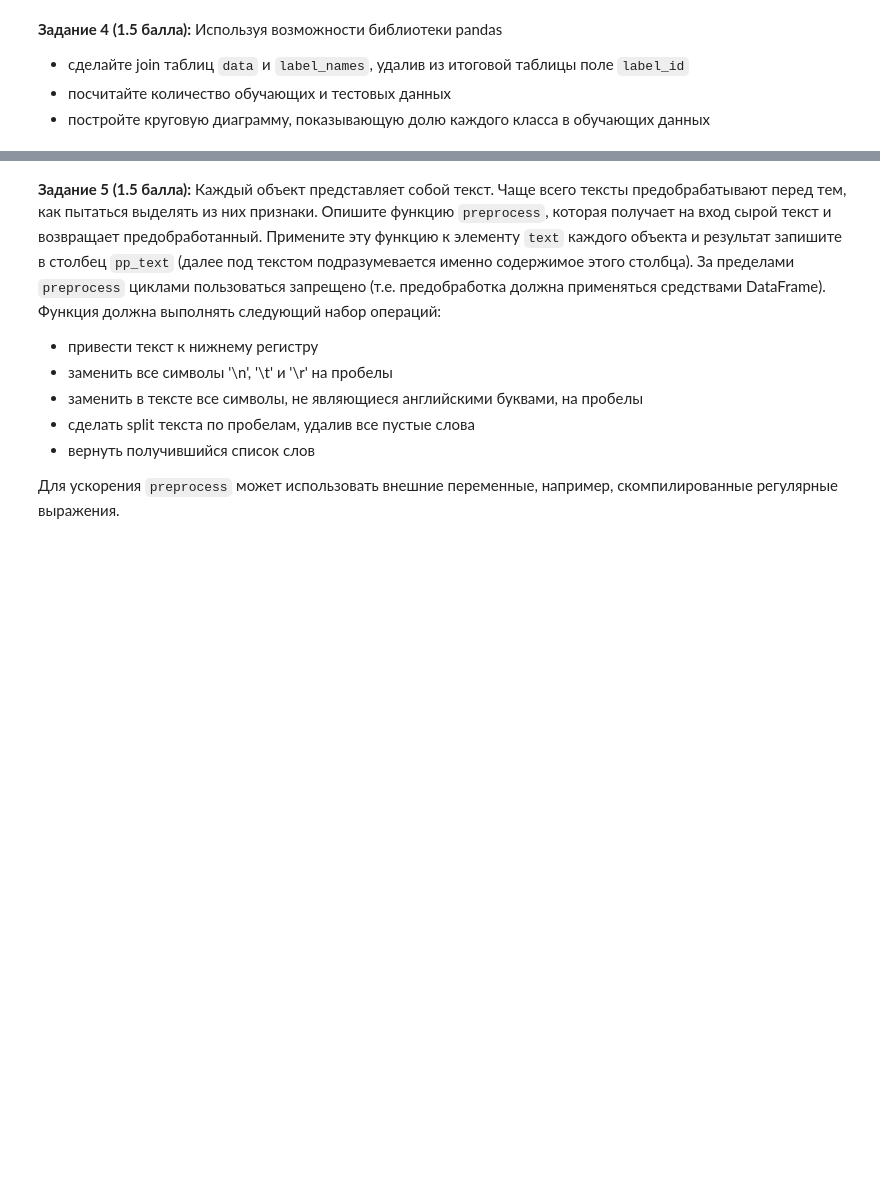
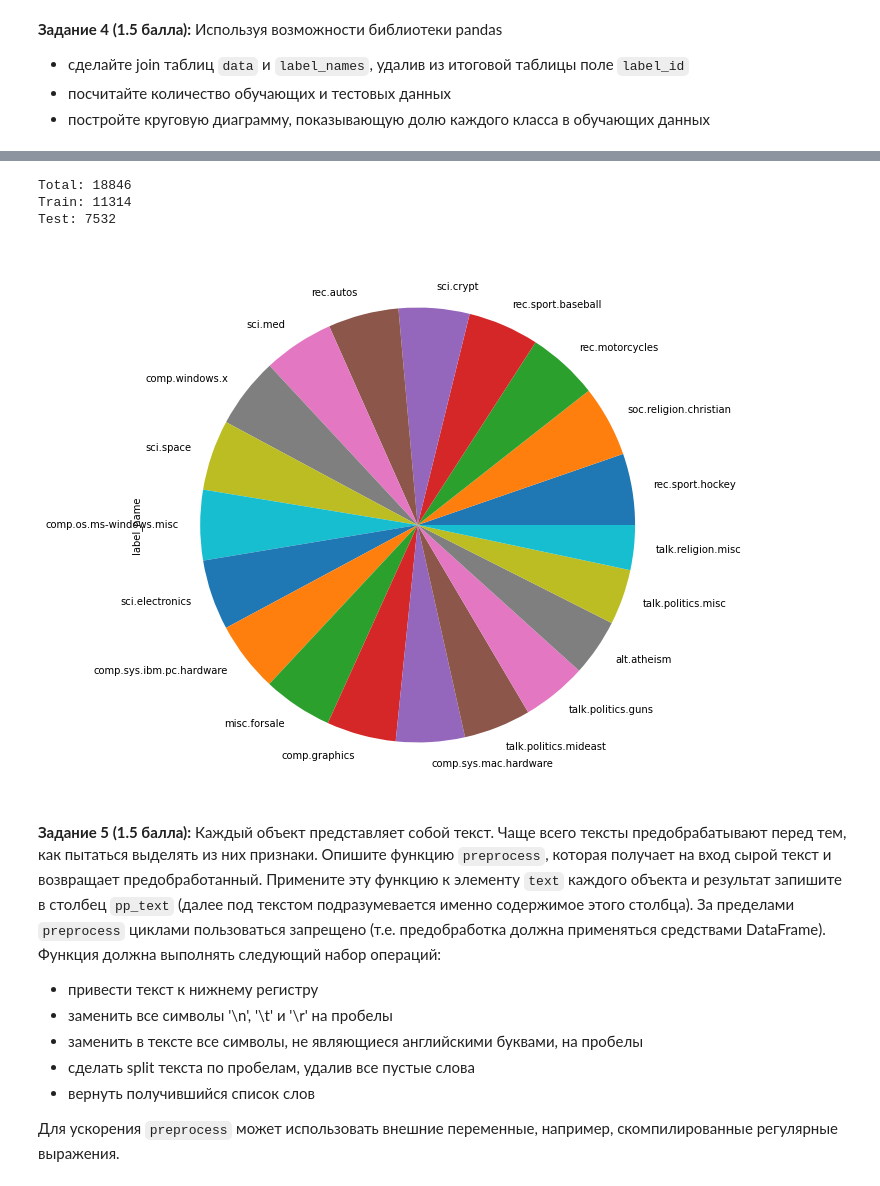
Before and after one commit to Laiser399/10s-Python-MLLabs, a Jupyter notebook: 03-data-ml.ipynb, the cells around one changed output, grey strips where cells are left out. Saved outputs shown, nothing was run; the diff lists cells and outputs as text; code cells hidden in the pictures; blank space fills up the shorter version.

Commit message:
03.04 pd check data

```diff
--- a/03-data-ml.ipynb
+++ b/03-data-ml.ipynb
@@ -116,7 +116,7 @@ from sklearn.datasets import fetch_20newsgroups
 X_train = fetch_20newsgroups(subset='train')
 X_test = fetch_20newsgroups(subset='test')
 
-label_names = pd.DataFrame(columns=['label_name', 'label_id'],
+label_names = pd.DataFrame(columns=['label_id', 'label_name'],
                            data=[(i, e) for i, e in enumerate(list(X_train.target_names))])
 data = pd.DataFrame()
 data['text'] = X_train.data + X_test.data
@@ -128,3 +128,6 @@ __Задание 4 (1.5 балла):__ Используя возможности
 - сделайте join таблиц `data` и `label_names`, удалив из итоговой таблицы поле `label_id`
 - посчитайте количество обучающих и тестовых данных
 - постройте круговую диаграмму, показывающую долю каждого класса в обучающих данных
+# %%
+joined = data.join(label_names.set_index('label_id'), 'label_id')
+joined.head(10)
@@ -131,3 +146,15 @@ __Задание 4 (1.5 балла):__ Используя возможности
+# %%
+print(f'Total: {len(data)}')
+print(f'Train: {len(data[data.is_train])}')
+print(f'Test: {len(data[~data.is_train])}')
+# %% [output]
+Total: 18846
+Train: 11314
+Test: 7532
+# %%
+joined['label_name'].value_counts().plot(kind='pie', figsize=(10, 10));
+# %% [output]
+[figure, added]
 # %% [markdown]
 __Задание 5 (1.5 балла):__ Каждый объект представляет собой текст. Чаще всего тексты предобрабатывают перед тем, как пытаться выделять из них признаки. Опишите функцию `preprocess`, которая получает на вход сырой текст и возвращает предобработанный. Примените эту функцию к элементу `text` каждого объекта и результат запишите в столбец `pp_text` (далее под текстом подразумевается именно содержимое этого столбца). За пределами `preprocess` циклами пользоваться запрещено (т.е. предобработка должна применяться средствами DataFrame). Функция должна выполнять следующий набор операций:
 
```
Also changed, not shown: parts of 1 cell of this notebook.
